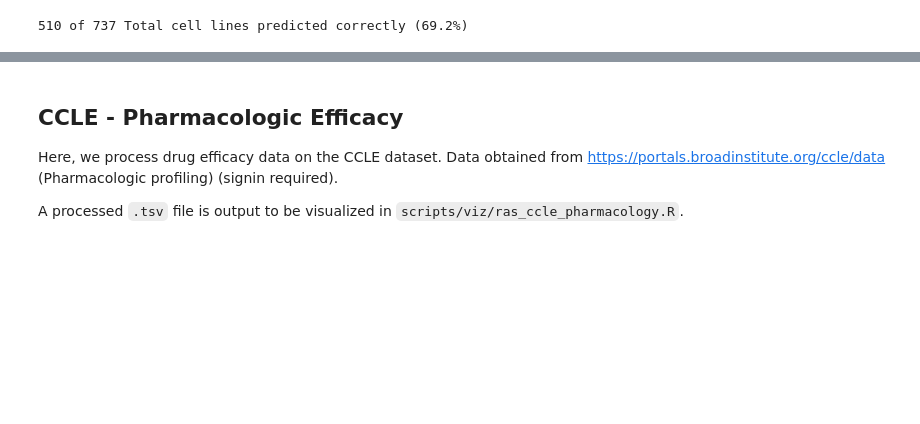
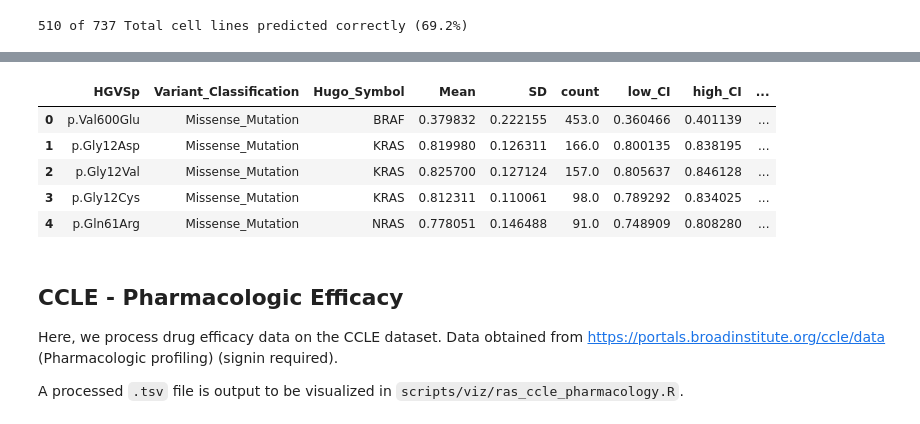
Before and after one commit to greenelab/pancancer, a Jupyter notebook: scripts/ras_cell_line_predictions.ipynb, the cells around one changed output, grey strips where cells are left out. Cells and saved outputs as stored; diff of their text form; code cells hidden in the pictures; blank space fills up the shorter version.

```diff
--- a/scripts/ras_cell_line_predictions.ipynb
+++ b/scripts/ras_cell_line_predictions.ipynb
@@ -21,6 +23,9 @@ from sklearn.preprocessing import StandardScaler
 import matplotlib.pyplot as plt
 import seaborn as sns
 import plotnine as gg
+# %%
+# Store protein change dictionary
+aa = IUPACData.protein_letters_1to3_extended
 # %%
 %matplotlib inline
 # %% [markdown]
@@ -434,0 +677,10 @@ Including BRAF mutants, 209 of 344 Ras mutation predictions are Ras pathway acti
+# %%
+# Merge protein data
+merge_on = ['Hugo_Symbol', 'Protein_Change']
+protein_change_df = (
+    mean_protein_data.merge(sd_protein_data,
+                            left_on=merge_on, right_on=merge_on)
+    .merge(count_protein_data, left_on=merge_on, right_on=merge_on)
+)
+
+protein_change_df.sort_values('ccle_count').tail(5)
@@ -435,3 +694,34 @@ Including BRAF mutants, 209 of 344 Ras mutation predictions are Ras pathway acti
+# %%
+# Convert amino acid to 3 letters
+protein_convert = [''.join([aa[x] if x in aa.keys() else x for x in y])
+                   for y in protein_change_df['Protein_Change']]
+
+protein_change_df = protein_change_df.assign(conversion = protein_convert)
+# %%
+data_s5_file = os.path.join('..', 'classifiers', 'RAS', 'tables',
+                            'amino_acid_mutation_scores.tsv')
+data_s5_df = pd.read_table(data_s5_file)
+
+# Merge the CCLE protein scores
+data_s5_df = data_s5_df.merge(protein_change_df, left_on = ['Hugo_Symbol', 'HGVSp'],
+                                    right_on = ['Hugo_Symbol', 'conversion'],
+                              how='outer')
+
+# Sort by the total number of mutations observed
+updated_data_s5_df = (
+    data_s5_df.drop(['Protein_Change'], axis=1).sort_values(by='count', ascending=False)
+)
+
+updated_data_s5_file = os.path.join('..', 'tables', 'updated_Data_S5.csv')
+updated_data_s5_df.to_csv(updated_data_s5_file, sep=',', index=False)
+updated_data_s5_df.head()
+# %% [output]
+|  | HGVSp | Variant_Classification | Hugo_Symbol | Mean | SD | count | low_CI | high_CI | ... |
+| 0 | p.Val600Glu | Missense_Mutation | BRAF | 0.379832 | 0.222155 | 453.0 | 0.360466 | 0.401139 | ... |
+| 1 | p.Gly12Asp | Missense_Mutation | KRAS | 0.819980 | 0.126311 | 166.0 | 0.800135 | 0.838195 | ... |
+| 2 | p.Gly12Val | Missense_Mutation | KRAS | 0.825700 | 0.127124 | 157.0 | 0.805637 | 0.846128 | ... |
+| 3 | p.Gly12Cys | Missense_Mutation | KRAS | 0.812311 | 0.110061 | 98.0 | 0.789292 | 0.834025 | ... |
+| 4 | p.Gln61Arg | Missense_Mutation | NRAS | 0.778051 | 0.146488 | 91.0 | 0.748909 | 0.808280 | ... |
 # %% [markdown]
 ## CCLE - Pharmacologic Efficacy
 
```
Also changed, not shown: parts of 30 cells of this notebook.
